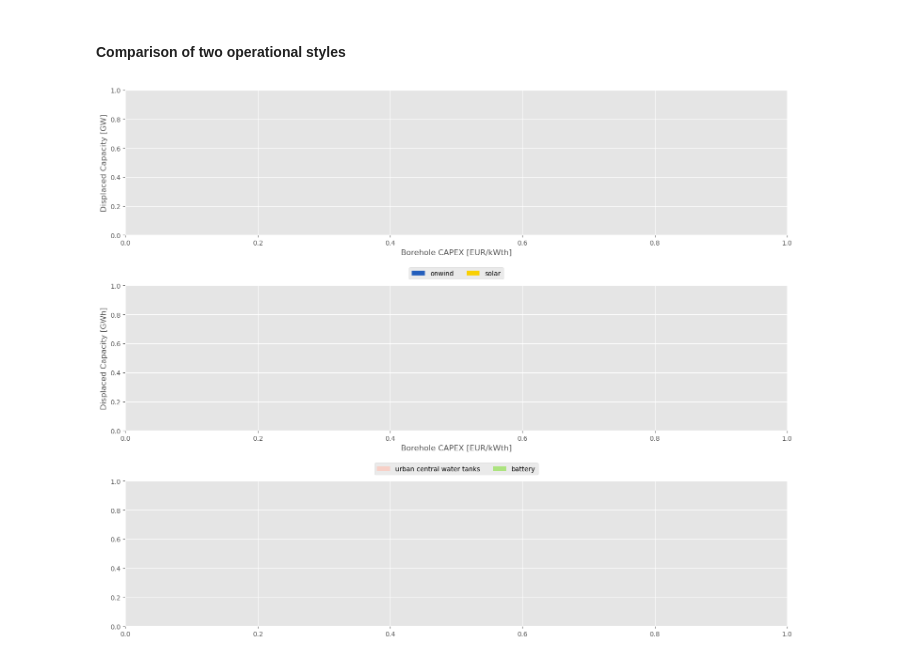
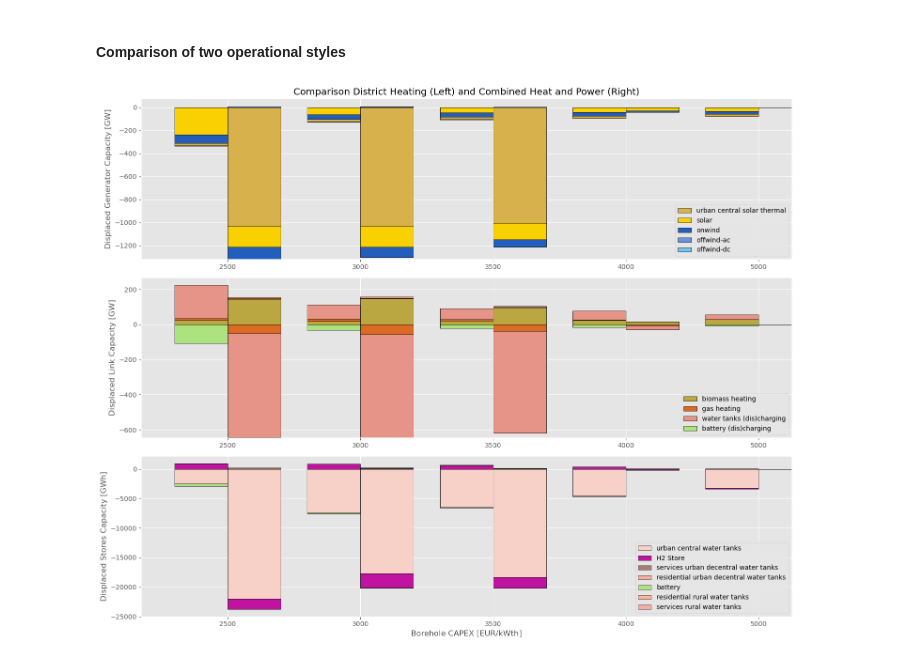
Before and after one commit to LukasFrankenQ/egs_market_integration, a Jupyter notebook: notebooks/plot_spatial_distribution.ipynb, the cells around one changed output. Saved outputs shown, nothing was run; the diff lists cells and outputs as text; code cells hidden in the pictures.

```diff
--- a/notebooks/plot_spatial_distribution.ipynb
+++ b/notebooks/plot_spatial_distribution.ipynb
@@ -348,7 +387,11 @@ from matplotlib.patches import Patch
 
 modes = ["dh", "chp"]
 
-plot_regions = "Central Germany"
+plot_regions = list(mapper)
+# plot_regions = "Northern Spain"
+# plot_regions = "Central Germany"
+# plot_regions = "Austria"
+
 n_show_carriers = 16
 units = {
     "generators": "GW",
@@ -364,7 +407,21 @@ drop_thresholds = {
 
 fig, axs = plt.subplots(3, 1, figsize=(15, 12))
 ax_selector = {
-    c: i for enumerate(c) in drop_thresholds.keys()
+    c: i for i, c in enumerate(drop_thresholds.keys())
+}
+
+bar_kwargs = {
+    'kind': "bar",
+    'stacked': True,
+    'legend': False,
+    'width': 0.4,
+    'edgecolor': 'k',
+}
+
+nice_mode_name = {
+    "dh": "District Heating",
+    "chp": "Combined Heat and Power",
+    "elec": "Electricity",
 }
 
 for position, mode in enumerate(modes):
@@ -374,18 +431,32 @@ for position, mode in enumerate(modes):
     col = df.columns[-1]
     diff = get_displaced_capacity(df, col)
 
-    for c, ax in zip(diff.index.get_level_values(0).unique(), axs):
+    for c in diff.index.get_level_values(0).unique():
 
         if c in ["lines", "progress", "storage_units"]:
             continue
+        ax = axs[ax_selector[c]]
 
         ss = diff.loc[idx[c,:,:], :]
         ss.index = ss.index.droplevel(0)
 
-        ss = ss.loc[idx[mapper[plot_regions], :], :].groupby(level=1).sum()
+        if isinstance(plot_regions, str):
+            ss = ss.loc[idx[mapper[plot_regions], :], :].groupby(level=1).sum()
+        else:
+            plot_buses = []
+            for r in plot_regions:
+                plot_buses += mapper[r]
+
+            ss = ss.loc[idx[plot_buses, :], :].groupby(level=1).sum()
+
         ss.columns = ss.columns.get_level_values(0).astype(int)
 
-        ss = ss.iloc[:,2:]
+        # ss = ss.iloc[:,1:]
+        ss = ss[ss.columns[ss.columns > 1500.]]
+        ss = ss[ss.columns[ss.columns < 6000.]]
+
+        # if c == "stores":
+        #     ss = ss.mul(1e-3)
 
         ss_negative = pd.DataFrame(np.minimum(ss.values, 0), index=ss.index, columns=ss.columns)
         ss_positive = pd.DataFrame(np.maximum(ss.values, 0), index=ss.index, columns=ss.columns)
@@ -399,58 +470,72 @@ for position, mode in enumerate(modes):
         # print(ss_negative.sum(axis=1))
         ss_negative = ss_negative.loc[ss_negative.sum(axis=1) < -drop_thresholds[c], :]
 
+        if c == "links":
+            ss_negative = pd.concat((
+                ss_negative.loc[ss_negative.index.intersection(old_carriers)].sum().rename(new_carrier)
+                for new_carrier, old_carriers in carrier_grouper.items()
+            ), axis=1).T
+
+            ss_positive = pd.concat((
+                ss_positive.loc[ss_positive.index.intersection(old_carriers)].sum().rename(new_carrier)
+                for new_carrier, old_carriers in carrier_grouper.items()
+            ), axis=1).T
+
         if not ss_negative.empty:
-            ss_negative.T.plot(kind="bar",
-                stacked=True,
+            ss_negative.T.plot(
                 color=[tech_colors[c] for c in ss_negative.index],
-                legend=False,
-                ax=ax_selector[c],
+                ax=ax,
                 position=position,
-                width=0.4,
+                **bar_kwargs,
                 )
 
         ss_positive = ss_positive.loc[ss_positive.sum(axis=1) > drop_thresholds[c], :]
 
         if not ss_positive.empty:
-            ss_positive.T.plot(kind="bar",
-                stacked=True,
+            bars = ss_positive.T.plot(
+                ax=ax,
+                position=position,
                 color=[tech_colors[c] for c in ss_positive.index],
-                legend=False,
-                ax=ax_selector[c],
-                position=position,
-                width=0.4,
+                **bar_kwargs,
                 )
 
         handles = ax.get_legend_handles_labels()
 
         new_legend_elements = [
             Patch(facecolor=tech_colors[carrier], label=carrier)
             for carrier in set(ss_negative.index.tolist() + ss_positive.index.tolist())
         ]
 
         handles = (
             handles[0] + new_legend_elements
         )
 
         handles = remove_doubled_labels(handles)
+
         ax.legend(
             handles=handles,
-            loc='upper center',
-            # bbox_to_anchor=(0.9, 1.),
-            bbox_to_anchor=(0.5, -0.2),
+            # loc='upper center',
+            # bbox_to_anchor=(1.01, 1.),
+            # bbox_to_anchor=(0.5, -0.2),
             fancybox=True,
             shadow=False,
-            # ncol=1,
-            ncol=3,
+            ncol=1,
+            # ncol=3,
             )
 
-        # rotate xticklabels
         for tick in ax.get_xticklabels():
             tick.set_rotation(0)
-        ax.set_xlabel("Borehole CAPEX [EUR/kWth]")
-        ax.set_ylabel(f"Displaced Capacity [{units[c]}]")
 
+axs[0].set_ylabel(f"Displaced Generator Capacity [{units['generators']}]")
+axs[1].set_ylabel(f"Displaced Link Capacity [{units['links']}]")
+axs[2].set_ylabel(f"Displaced Stores Capacity [{units['stores']}]")
+
+axs[-1].set_xlabel("Borehole CAPEX [EUR/kWth]")
+axs[0].set_xlabel("")
+axs[1].set_xlabel("")
+
+axs[0].set_title(f"Comparison {nice_mode_name[modes[0]]} (Left) and {nice_mode_name[modes[1]]} (Right)")
 plt.tight_layout()
 plt.show()
 # %% [output]
-[figure, old version]
+[figure, new version]
```
Also changed, not shown: parts of 6 cells of this notebook.
